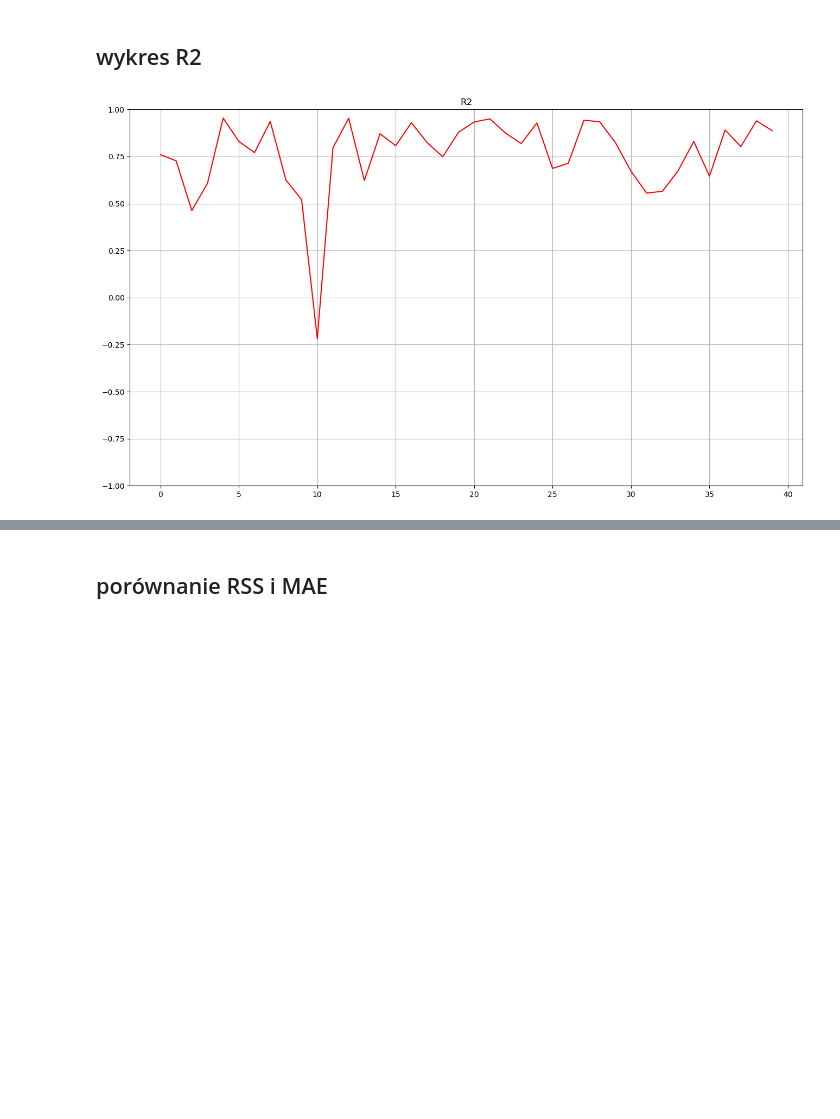
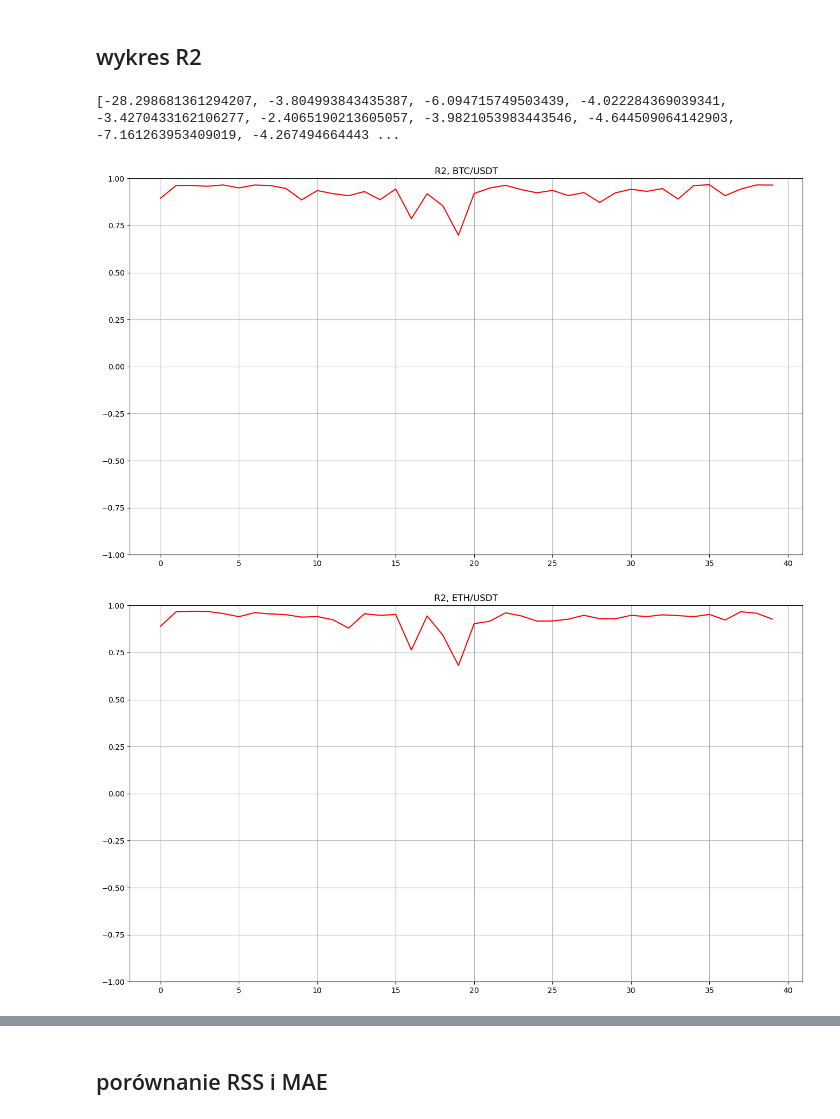
Before and after one commit to szym98/WSB_ML_crypto_model, a Jupyter notebook: Main_CryptoML.ipynb, the cells around one changed output, grey strips where cells are left out. Saved outputs shown, nothing was run; the diff lists cells and outputs as text; code cells hidden in the pictures; blank space fills up the shorter version.

```diff
--- a/Main_CryptoML.ipynb
+++ b/Main_CryptoML.ipynb
@@ -202,0 +200,18 @@ Data for BTC/USDT after dropping NaN values:
+# %%
+for symbol in symbols:
+    temp_val = values[symbol]
+    temp_pred = predictions[symbol]
+    fig, ax = plt.subplots(figsize=(16, 9))
+    last_n_frames = 72  # ostatnie 3 dni
+    x_temp = np.arange(len(temp_val.index[-last_n_frames:]))
+    w = 0.4
+    ax.bar(x_temp - w/2, temp_val.iloc[-last_n_frames:], width=w, label="Actual")
+    ax.bar(x_temp + w/2, temp_pred[-last_n_frames:], width=w, label="Predicted")
+    ax.set_ylabel("change of price, USDT")
+    ax.set_xticks(x_temp)
+    ax.set_xticklabels(temp_val.index[-last_n_frames:].astype(str), rotation=15)
+    plt.locator_params(axis="x", nbins=8)
+    ax.grid(True)
+    ax.set_title(f"Actual vs Predicted for {symbol}")
+    ax.legend()
+    plt.show()
@@ -202,0 +226,12 @@ Data for BTC/USDT after dropping NaN values:
+# %%
+for symbol in symbols:
+    temp_val = values[symbol]
+    temp_pred = predictions[symbol]
+    x_temp = np.arange(len(temp_val.index[-last_n_frames:]))
+    fig, ax = plt.subplots(figsize=(16,9))
+    ax.bar(x_temp[-72:], temp_val.iloc[-72:]-temp_pred[-72:], color="red")
+    ax.set_xticks(x_temp[-72:])
+    ax.set_xticklabels(temp_val.index[-72:].astype(str), rotation=15)
+    ax.grid(True)
+    plt.locator_params(axis="x", nbins=8)
+    plt.show()
@@ -203,11 +244,15 @@ Data for BTC/USDT after dropping NaN values:
 # %% [markdown]
 ## wykres R2
 # %%
-plt.figure(figsize=(16,9))
-plt.title("R2")
-plt.plot(R2, "r")
-plt.ylim([-1,1])
-plt.grid(True)
-plt.show()
+print(evaluations['ADA/USDT'][0])  # ADA/USDT ma wartości niżesze niż -1 (???)
+for symbol in symbols:
+    plt.figure(figsize=(16,9))
+    plt.title(f"R2, {symbol}")
+    plt.plot(evaluations[symbol][0], "r")
+    plt.ylim([-1,1])
+    plt.grid(True)
+    plt.show()
 # %% [output]
+[-28.298681361294207, -3.804993843435387, -6.094715749503439, -4.022284369039341, -3.4270433162106277, -2.4065190213605057, -3.9821053983443546, -4.644509064142903, -7.161263953409019, -4.267494664443 ...
-[figure, old version]
+[figure, new version]
+[figure, added]
```
Also changed, not shown: parts of 16 cells of this notebook.
